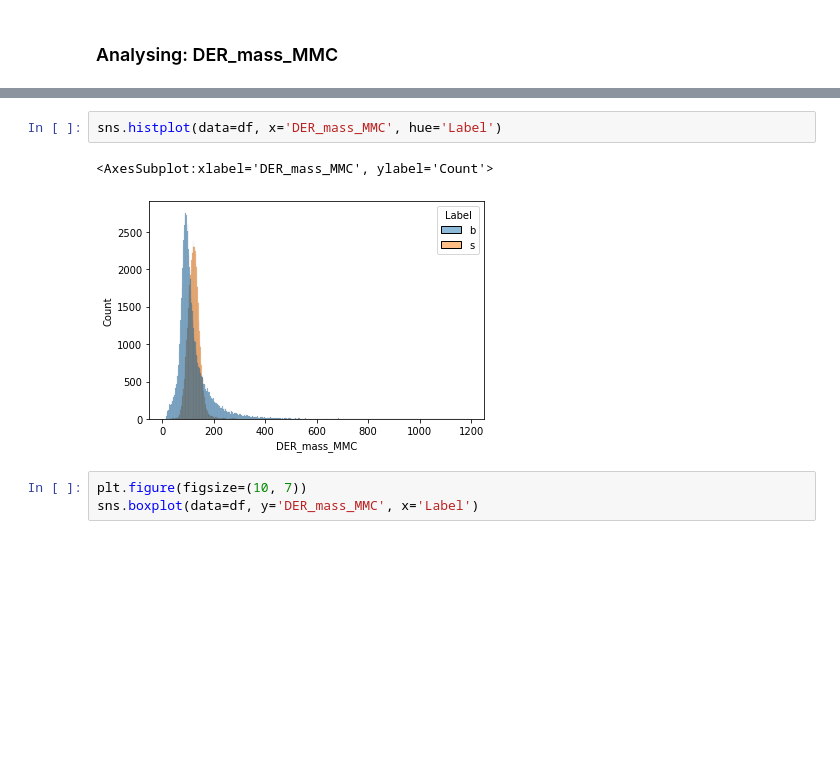
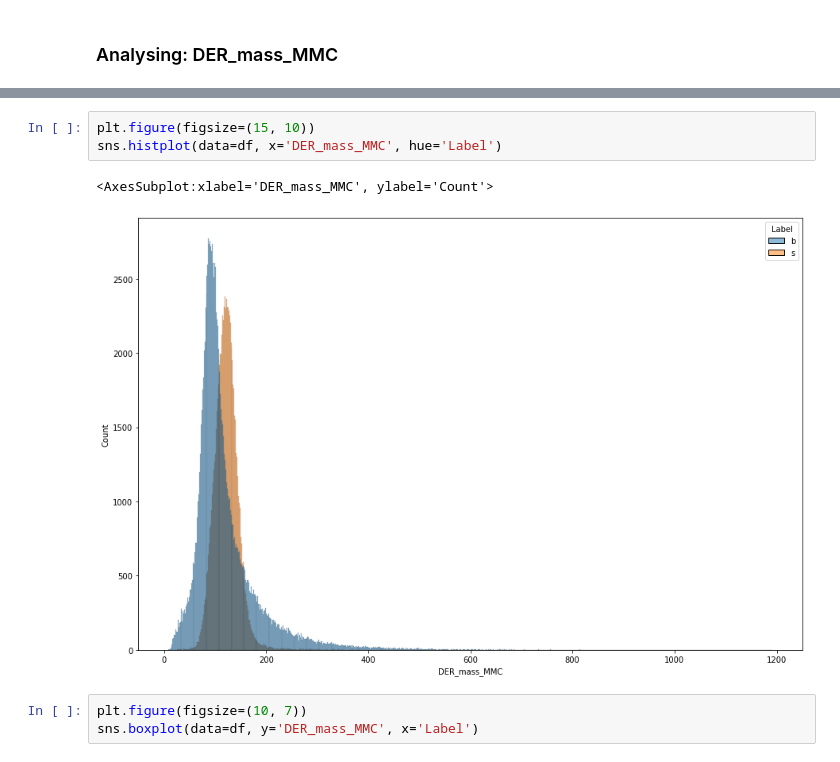
Before and after one commit to Deepankar-98/higgs_boson_kaggle, a Jupyter notebook: notebooks/01-Data Exploration & Feature Engineering.ipynb, the cells around one changed output, grey strips where cells are left out. Cells and saved outputs as stored; diff of their text form; blank space fills up the shorter version.

```diff
--- a/notebooks/01-Data Exploration & Feature Engineering.ipynb
+++ b/notebooks/01-Data Exploration & Feature Engineering.ipynb
@@ -232,8 +283,9 @@ df['DER_mass_MMC'].count()
 # %%
+plt.figure(figsize=(15, 10))
 sns.histplot(data=df, x='DER_mass_MMC', hue='Label')
 # %% [output]
 <AxesSubplot:xlabel='DER_mass_MMC', ylabel='Count'>
-[figure, old version]
+[figure, new version]
 # %%
 plt.figure(figsize=(10, 7))
 sns.boxplot(data=df, y='DER_mass_MMC', x='Label')
```
Also changed, not shown: parts of 35 cells of this notebook.
